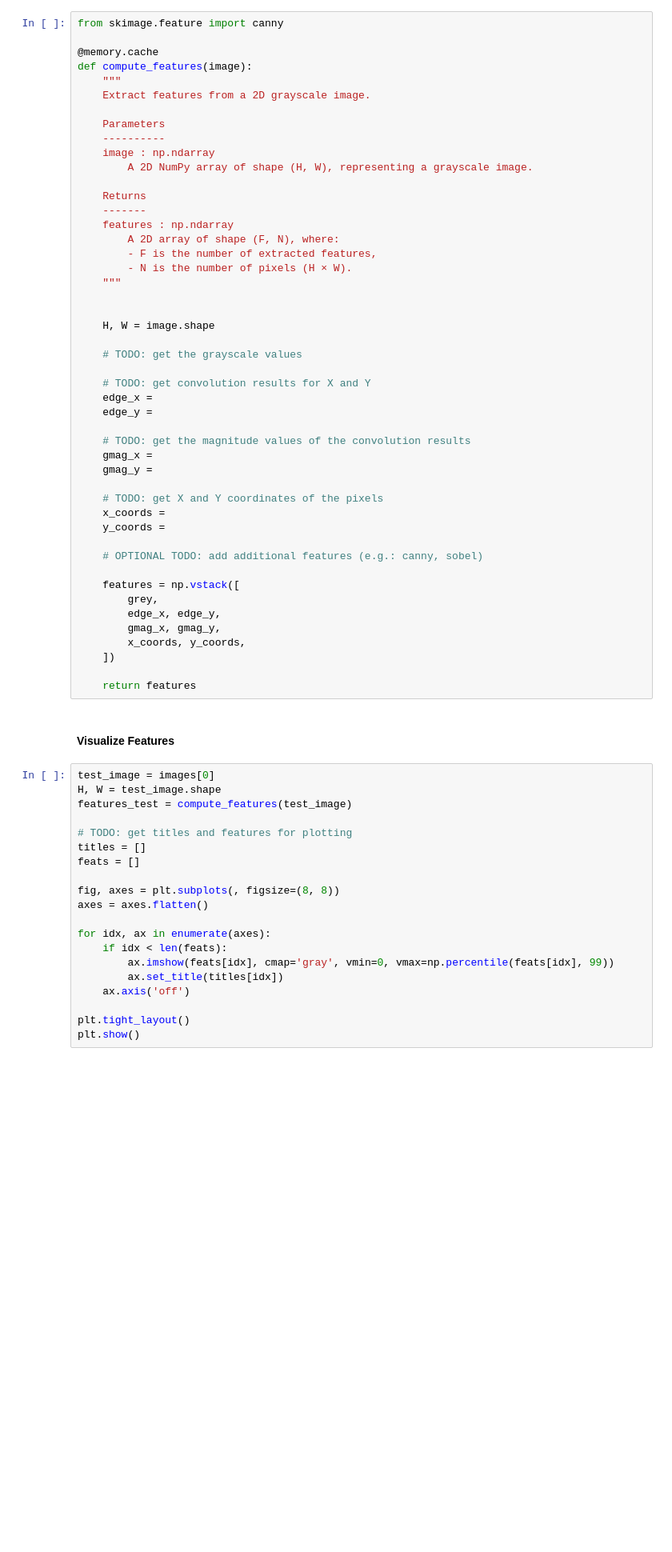
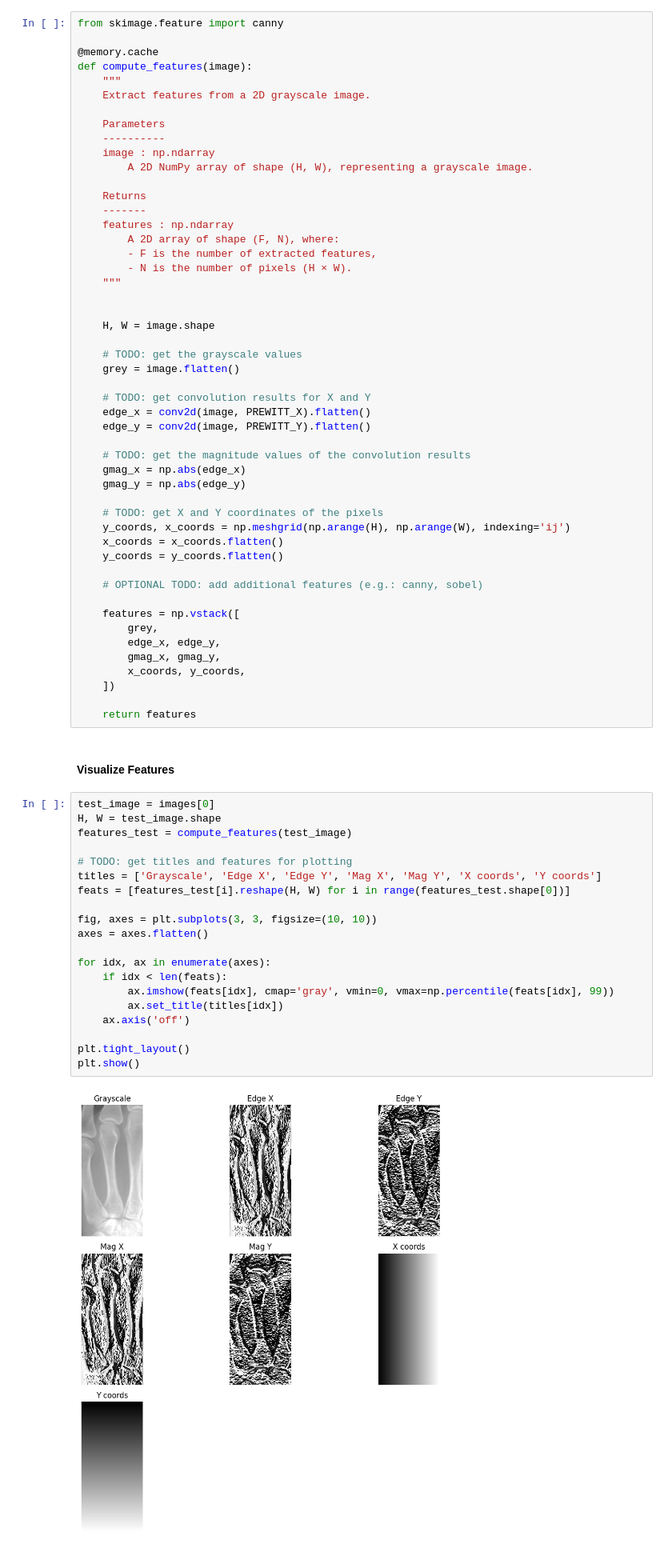
Before and after one commit to AlexanderGruebling/bone-segmentation-analysis, a Jupyter notebook: notebook.ipynb, the cells around one changed output. Shown at 80% size. Saved outputs shown, nothing was run; the diff lists cells and outputs as text; blank space fills up the shorter version.

```diff
--- a/notebook.ipynb
+++ b/notebook.ipynb
@@ -277,18 +277,20 @@ def compute_features(image):
     H, W = image.shape
 
     # TODO: get the grayscale values
+    grey = image.flatten()
 
     # TODO: get convolution results for X and Y
-    edge_x =
-    edge_y =
+    edge_x = conv2d(image, PREWITT_X).flatten()
+    edge_y = conv2d(image, PREWITT_Y).flatten()
 
     # TODO: get the magnitude values of the convolution results
-    gmag_x =
-    gmag_y =
+    gmag_x = np.abs(edge_x)
+    gmag_y = np.abs(edge_y)
 
     # TODO: get X and Y coordinates of the pixels
-    x_coords =
-    y_coords =
+    y_coords, x_coords = np.meshgrid(np.arange(H), np.arange(W), indexing='ij')
+    x_coords = x_coords.flatten()
+    y_coords = y_coords.flatten()
 
     # OPTIONAL TODO: add additional features (e.g.: canny, sobel)
 
@@ -305,23 +307,25 @@ def compute_features(image):
 # %%
 test_image = images[0]
 H, W = test_image.shape
 features_test = compute_features(test_image)
 
 # TODO: get titles and features for plotting
-titles = []
-feats = []
+titles = ['Grayscale', 'Edge X', 'Edge Y', 'Mag X', 'Mag Y', 'X coords', 'Y coords']
+feats = [features_test[i].reshape(H, W) for i in range(features_test.shape[0])]
 
-fig, axes = plt.subplots(, figsize=(8, 8))
+fig, axes = plt.subplots(3, 3, figsize=(10, 10))
 axes = axes.flatten()
 
 for idx, ax in enumerate(axes):
     if idx < len(feats):
         ax.imshow(feats[idx], cmap='gray', vmin=0, vmax=np.percentile(feats[idx], 99))
         ax.set_title(titles[idx])
     ax.axis('off')
 
 plt.tight_layout()
 plt.show()
+# %% [output]
+[figure, added]
 # %% [markdown]
 # 3. Classification and Feature Selection
 In this task we investigate how image features are selected to train a classifier to solve a binary classification task - the detection of edges (bone contours) in an image.
```
Also changed, not shown: parts of 3 cells of this notebook.
